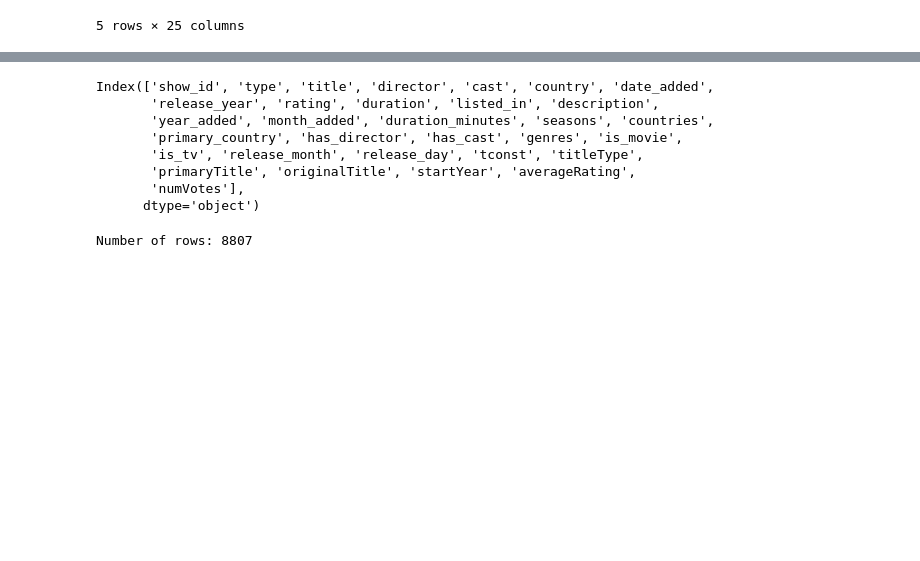
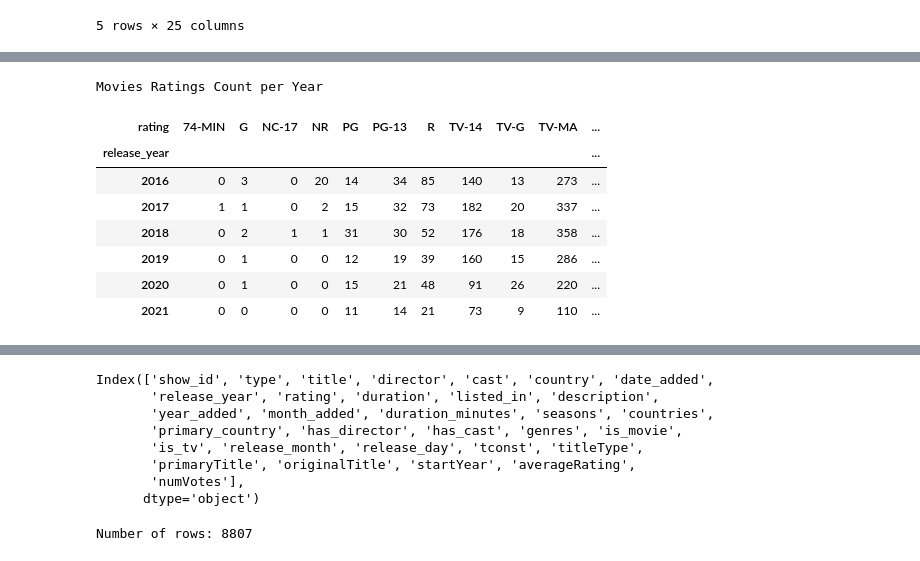
Before and after one commit to mkulynyc/IntroToDataScience_FinalProject, a Jupyter notebook: scratch_work.ipynb, the cells around one changed output, grey strips where cells are left out. Saved outputs shown, nothing was run; the diff lists cells and outputs as text; code cells hidden in the pictures; blank space fills up the shorter version.

```diff
--- a/scratch_work.ipynb
+++ b/scratch_work.ipynb
@@ -154,0 +215,22 @@ df_clean.head()
+# %%
+### Same but as styled table
+def show_rating_table(df, year = 2016, label = "Movies and TV Shows"):
+    df_ratings = df.dropna(subset=['release_year', 'rating'])
+    df_ratings = df_ratings[df_ratings['release_year'] >= year]
+
+    rating_counts = df_ratings.groupby(['release_year', 'rating']).size().unstack(fill_value=0)
+    styled_table = rating_counts.style.background_gradient(cmap='YlGnBu', axis=None)\
+                                       .set_caption(f"{label} Ratings Count per Year")
+    st.dataframe(styled_table)
+# %%
+show_rating_table(df_movies, label = "Movies")
+# %% [output]
+Movies Ratings Count per Year
+| rating | 74-MIN | G | NC-17 | NR | PG | PG-13 | R | TV-14 | TV-G | TV-MA | ... |
+| release_year |  |  |  |  |  |  |  |  |  |  | ... |
+| 2016 | 0 | 3 | 0 | 20 | 14 | 34 | 85 | 140 | 13 | 273 | ... |
+| 2017 | 1 | 1 | 0 | 2 | 15 | 32 | 73 | 182 | 20 | 337 | ... |
+| 2018 | 0 | 2 | 1 | 1 | 31 | 30 | 52 | 176 | 18 | 358 | ... |
+| 2019 | 0 | 1 | 0 | 0 | 12 | 19 | 39 | 160 | 15 | 286 | ... |
+| 2020 | 0 | 1 | 0 | 0 | 15 | 21 | 48 | 91 | 26 | 220 | ... |
+| 2021 | 0 | 0 | 0 | 0 | 11 | 14 | 21 | 73 | 9 | 110 | ... |
```
Also changed, not shown: parts of 8 cells of this notebook.
